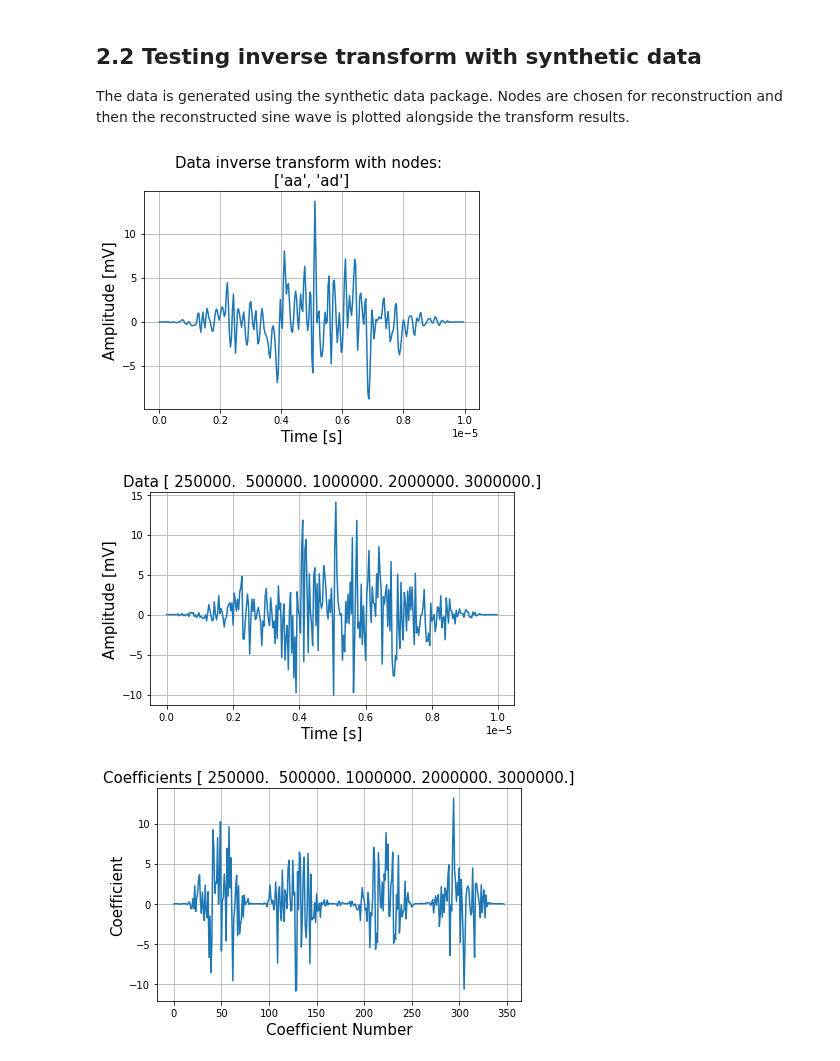
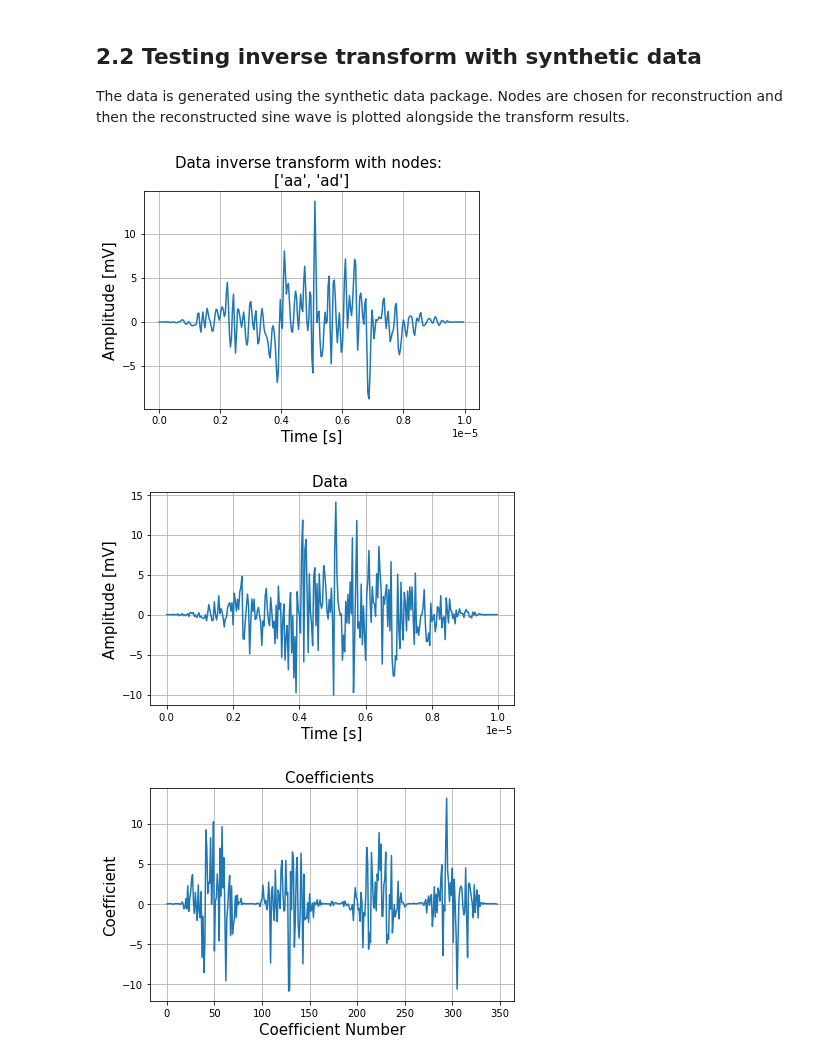
Before and after one commit to USonixGroup/wpt-cavitation, a Jupyter notebook: notebooks/transform_testing.ipynb, the cells around one changed output. Cells and saved outputs as stored; diff of their text form; code cells hidden in the pictures.

```diff
--- a/notebooks/transform_testing.ipynb
+++ b/notebooks/transform_testing.ipynb
@@ -72,14 +76,22 @@ plot.full_plot(
 Calculating total energy at different levels
 # %%
 from wavelet_transform.utils.statistical_features import energy
-n = 0
-info = transform_object.info(level=n, order="freq")
+t = np.linspace(0, 10, 1000)
+data = np.sin(2 * np.pi * t)
+levels = 3
+wavelet = "haar"
+mode = "zero"
+transform_object = wpt.dwpt(data, levels, wavelet, mode)
+
+info = transform_object.info(level=levels, order="freq")
 total_energy = sum(info["energy"])
+total_energy = sum(node.energy for node in transform_object.get_level(3))
 total_energy_data = energy(data)
 print("sum of node energy:", total_energy)
 print("signal energy:", total_energy_data)
-print("energy of single node:", info["energy"])
+print("energy of each node:")
+display(info["energy"])
 
 total_energy_dwt = sum(node.energy for node in transform_object.dwt_results())
-print(total_energy_dwt)
+print("total dwt energy:", total_energy_dwt)
 # %% [output]
@@ -264,36 +295,36 @@ for frequency in test_frequencies:
     data, t_plot = sd.sound_wave(
         amp_sin_waves, frequencies, phase, signal_duration,
         sampling_rate, delay, end
         )
 
     gaussian_noise = sd.noise(gaussian_noise_std, signal_duration, sampling_rate)
     data += gaussian_noise
     data = signal.windows.hann(len(data)) * data
 
     # set parameters for transform
     levels = 2
     db_order = 9
     wavelet = f'db{db_order}'
 
     # transform
     transform_object = wpt.dwpt(data, levels, wavelet)
     final_nodes = transform_object.get_level(levels) # collect nodes from the last level
     transform_object.calc_frequencies(sampling_rate) # calculate the frequency ranges for each node
 
     nodes = ["aa", "ad"]
     # takes same keyword arguments as packet_nodes_for_rec
     inverse = inv.inv_dwpt(transform_object, nodes=nodes)
 
     # plot inverse transform
     title = f'inverse transform with nodes: \n{nodes}'
-    fig,ax = plt.subplots()
-    plot.plot_wave(inverse, t_plot, ax,title)
+    fig, ax = plt.subplots()
+    plot.plot_wave(inverse, t_plot, ax, title)
     plt.show()
 
     # plot initial wave and transform coefficients
-    plot.full_plot(final_nodes, data, t_plot, sampling_rate, frequencies)
+    plot.full_plot(final_nodes, data, t_plot, sampling_rate)
 # %% [output]
 [figure]
-[figure, old version]
+[figure, new version]
-[figure, old version]
+[figure, new version]
 [figure]
```
Also changed, not shown: parts of 12 cells of this notebook, 3 other files.
